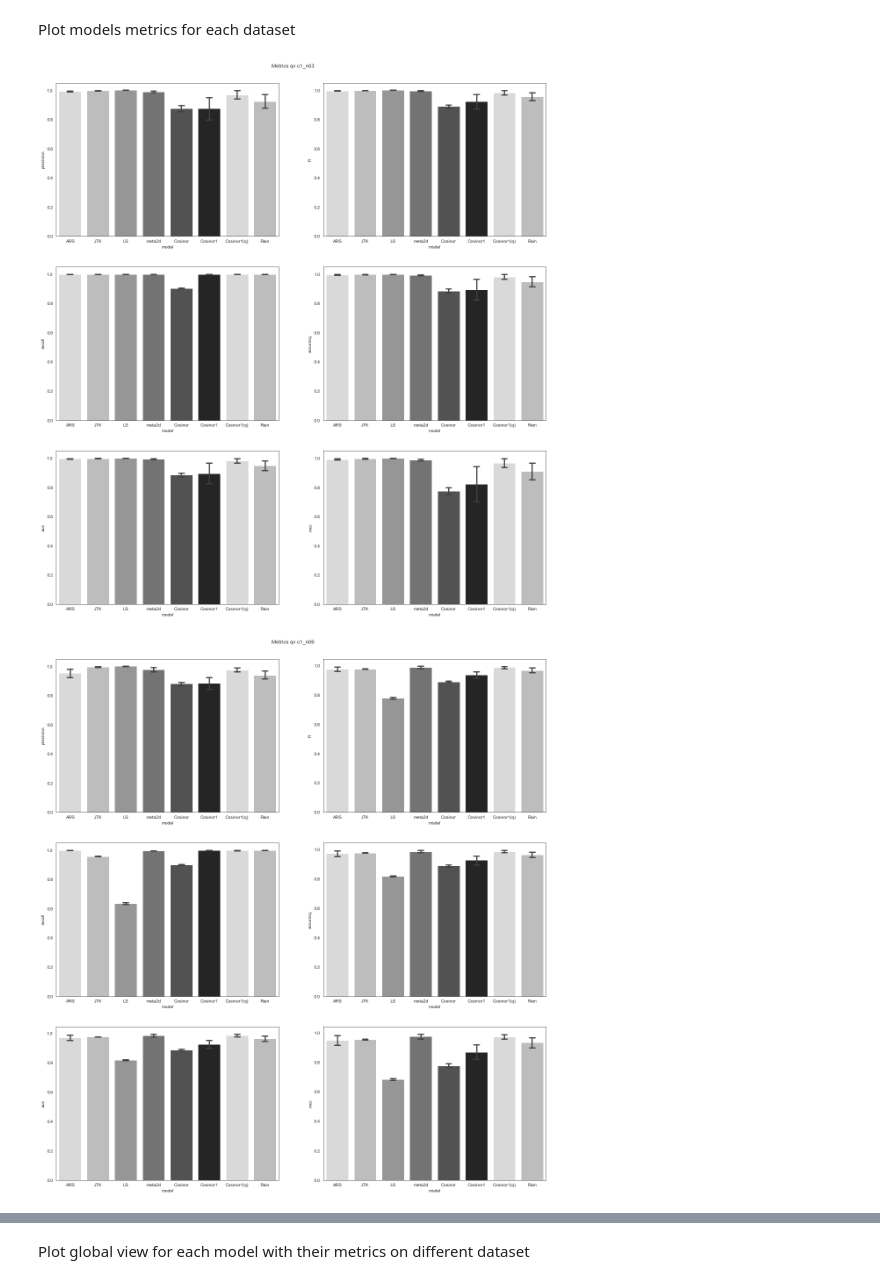
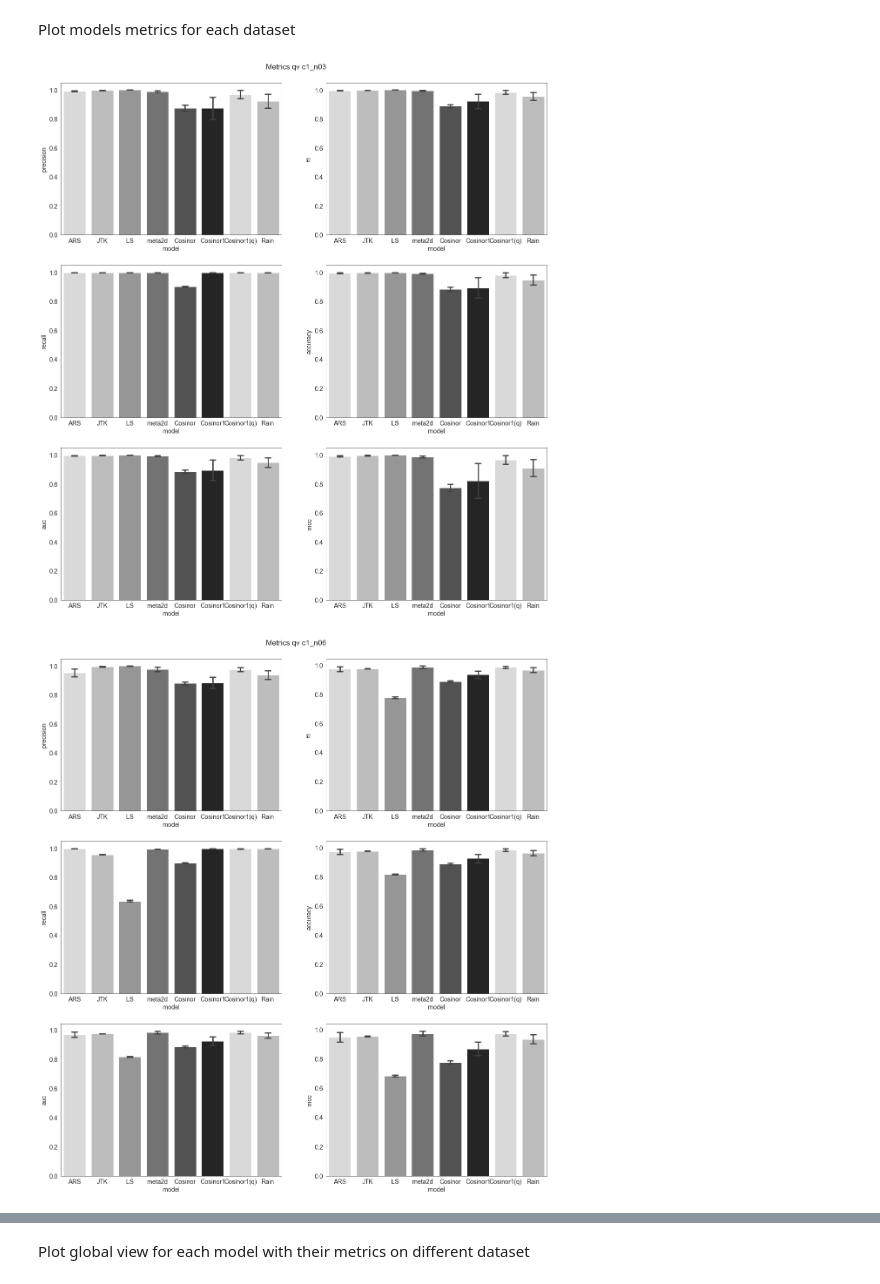
Before and after one commit to VESTUArthur/RDA, a Jupyter notebook: code/Case_study_1/notebook.ipynb, the cells around one changed output, grey strips where cells are left out. Saved outputs shown, nothing was run; the diff lists cells and outputs as text; code cells hidden in the pictures.

```diff
--- a/code/Case_study_1/notebook.ipynb
+++ b/code/Case_study_1/notebook.ipynb
@@ -43,6 +43,7 @@ MCC models evaluation using qvalue
 os.makedirs(f'Out/Images', exist_ok=True)
 ncols = 3
 nrows = 3
+plt.rcParams.update({'font.size': 10})
 fig, axes = plt.subplots(ncols = ncols, nrows = nrows, sharey=False)
 axes = axes.flatten()
 fig.set_size_inches(22, 15)
@@ -73,6 +74,7 @@ MCC models evaluation using pvalue
 #mcc models evaluation pvalue
 ncols = 3
 nrows = 3
+plt.rcParams.update({'font.size': 10})
 fig, axes = plt.subplots(ncols = ncols, nrows = nrows, sharey=False)
 axes = axes.flatten()
 fig.set_size_inches(22, 15)
@@ -106,35 +108,36 @@ Plot models metrics for each dataset
 import matplotlib.pyplot as plt
 import seaborn as sns
 import pandas as pd
+plt.rcParams.update({'font.size': 14.2})
 df_metrics= pd.DataFrame()
 for x in range(6):
     for i in [1,2,3]:
         for j in [1,2,3]:
             filename=f"c{i}_n0{3*j}_t{x}"
             df_tmp = pd.read_csv(f"Out/{filename}/qv_metrics_{filename}.csv")
             df_tmp['filename']=filename[:-3]
             df_metrics =pd.concat([df_metrics,df_tmp])
 sns.set_style("white")
 flatui = ['#d9d9d9','#bdbdbd','#969696','#737373','#525252','#252525']
 ncols = 2
 nrows = 3
 metrics = ["precision", "f1", "recall", "accuracy", "auc", "mcc"]
 filenames = []
 for i in [1,2,3]:
     for j in [1,2,3]:
         filename = f"c{i}_n0{3*j}"
         filenames.append(filename)
 for filename in filenames:
     fig, axes = plt.subplots(ncols = ncols, nrows = nrows, sharey=False)
     axes = axes.flatten()
     fig.set_size_inches(20, 20)
     for ax, metric in zip(axes, metrics):
         sns.barplot(data=df_metrics[df_metrics['filename']==filename], x='model', y=metric, ax=ax, ci=68, capsize=.2,palette=flatui) # ci=68 --> standard error!
         ax.set_ylabel(metric)
     plt.suptitle(f'Metrics qv {filename}')
     fig.subplots_adjust(top=0.95)
     plt.savefig(f"Out/Images/{filename}_qv_metrics.png", bbox_inches="tight", facecolor='white')
     plt.show()
 # %% [output]
-[figure, old version]
+[figure, new version]
-[figure, old version]
+[figure, new version]
```
Also changed, not shown: parts of 3 cells of this notebook, 19 other files.
